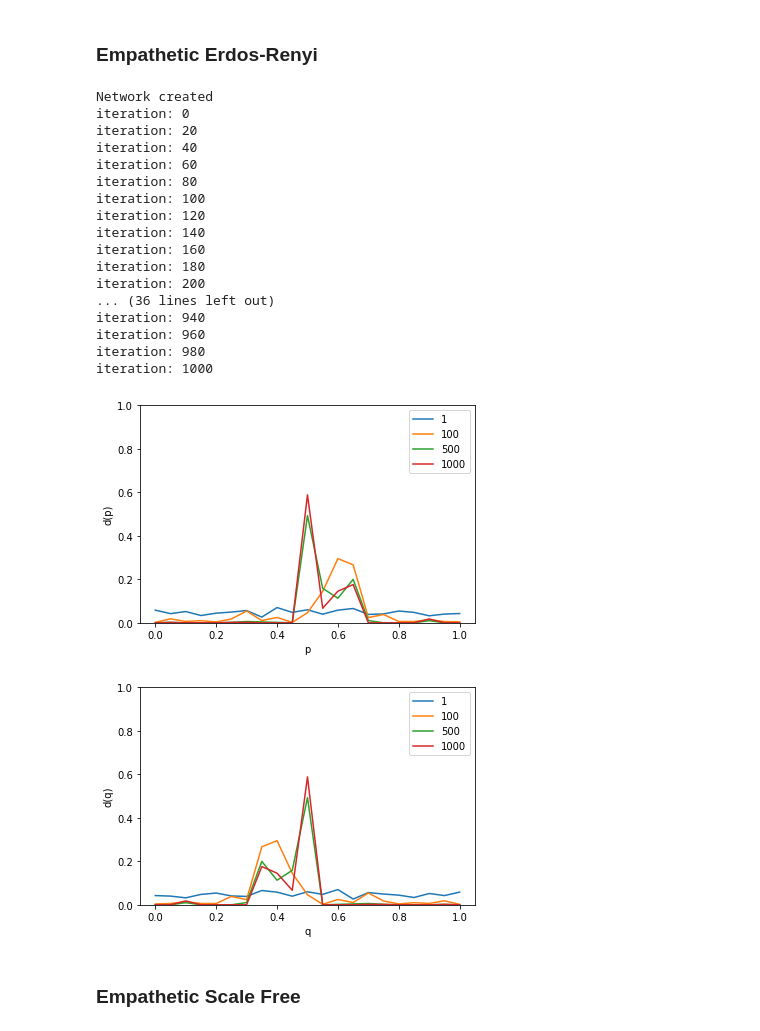
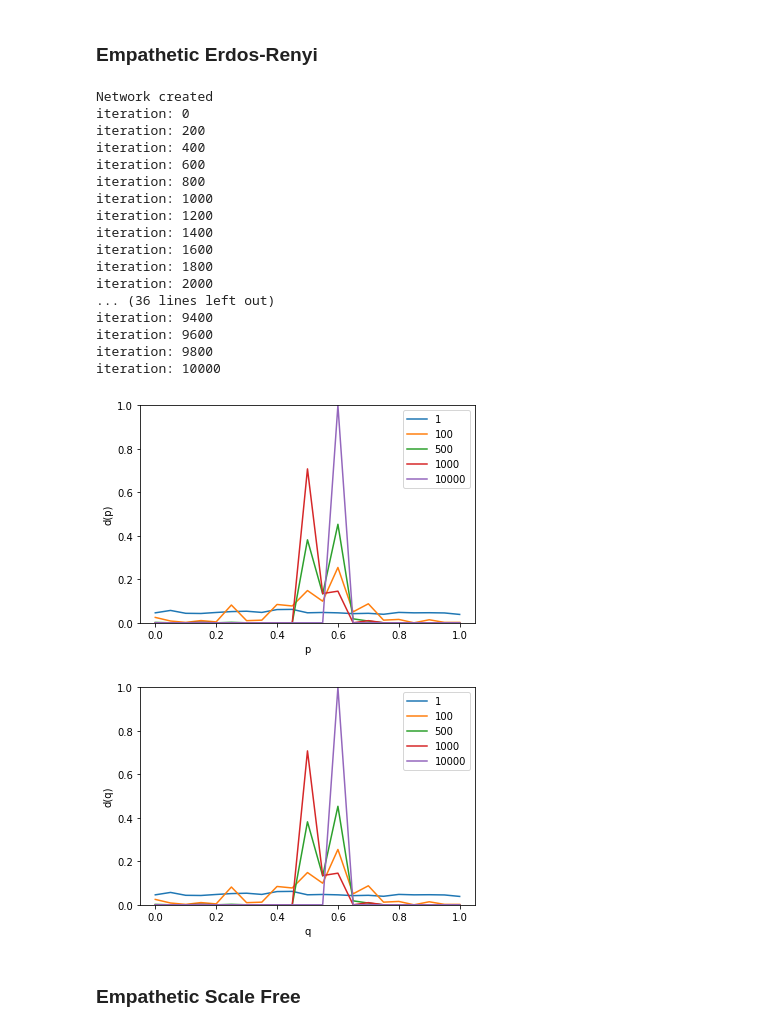
Before and after one commit to rufimelo99/UltimatumGame, a Jupyter notebook: UltimatumGame.ipynb, the cells around one changed output. Saved outputs shown, nothing was run; the diff lists cells and outputs as text; code cells hidden in the pictures.

```diff
--- a/UltimatumGame.ipynb
+++ b/UltimatumGame.ipynb
@@ -11,6 +11,7 @@ import numpy.random as rnd
 import math
 from enum import Enum
 bargainValues = [0,0.05,0.1,0.15,0.2,0.25,0.3,0.35,0.4,0.45,0.5,0.55,0.6,0.65,0.7,0.75,0.8,0.85, 0.9,0.95,1.0]
+mapValuesCounter = {0: 0, 0.05: 0, 0.1: 0, 0.15: 0, 0.2:0, 0.25: 0, 0.3: 0, 0.35: 0, 0.4: 0, 0.45: 0, 0.5: 0, 0.55: 0, 0.6: 0, 0.65: 0, 0.7: 0, 0.75: 0, 0.8: 0, 0.85: 0, 0.9: 0, 0.95: 0, 1: 0}
 mapValuesIndex = {0: 0, 0.05: 1, 0.1: 2, 0.15: 3, 0.2:4, 0.25: 5, 0.3: 6, 0.35: 7, 0.4: 8, 0.45: 9, 0.5: 10, 0.55: 11, 0.6: 12, 0.65: 13, 0.7: 14, 0.75: 15, 0.8: 16, 0.85: 17, 0.9: 18, 0.95: 19, 1: 20}
 mapIndexValues = {0: 0, 1: 0.05, 2: 0.1, 3: 0.15, 4:0.2, 5: 0.25, 6: 0.3, 7: 0.35, 8: 0.4, 9: 0.45, 10: 5, 11: 5.5, 12: 6, 13: 6.5, 14: 7, 15: 7.5, 16: 8, 17: 8.5, 18: 9, 19: 9.5, 20: 1}
 
@@ -39,7 +40,7 @@ class Player:
         self.qValue = self.pValue
       elif self.PlayerRole == PlayerRole.PRAGMATIC :
         self.pValue = random.choice(bargainValues)
-        self.qValue = 1-self.pValue
+        self.qValue = bargainValues[-(mapValuesIndex[self.pValue]+1)]
       elif self.PlayerRole == PlayerRole.INDEPENDENT :
         self.pValue = random.choice(bargainValues)
         self.qValue = random.choice(bargainValues)
@@ -61,6 +62,7 @@ class Player:
 # %%
 import networkx as nx
 import matplotlib.pyplot as plt
+from networkx.algorithms import community
 
 stopsForGraphs = [1,100,500,1000,10000,20000,50000,100000,1000000]
 
@@ -94,13 +96,15 @@ class ultimatumGame:
               player.qValue = player.pValue
             elif PlayerRole == PlayerRole.PRAGMATIC :
               player.pValue = pValuesForAll[i]
-              player.qValue = 1-player.pValue
+              player.qValue = bargainValues[-(mapValuesIndex[player.pValue]+1)]
             elif PlayerRole == PlayerRole.INDEPENDENT :
               player.pValue = pValuesForAll[i]
               player.qValue = qValuesForAll[i]
 
             self.Players[i]=player
         print("Network created")
+
+
 
     def printGraph(self):
         #nx.draw_shell(self.graph, with_labels = True)
@@ -154,7 +158,7 @@ class ultimatumGame:
           #save info for graphics
           if actualIteration in stopsForGraphs:
             offersDicInitial[bargainValues[playerBargainIndex]]+=1
-            thresholdDicInitial[bargainValues[-(playerBargainIndex+1)]]+=1
+            thresholdDicInitial[player.qValue]+=1
 
 
       #save data for graphs
@@ -205,14 +209,14 @@ class ultimatumGame:
 ### Empathetic Erdos-Renyi
 # %%
 NPLAYERS =  500
-NITERATIONS = 1001
+NITERATIONS = 10001
 
 game = ultimatumGame(NPLAYERS, PlayerRole.EMPATHETIC, ScaleFree=False)
 
 #pValues
-offersDicInitial = mapValuesIndex.copy()
+offersDicInitial = mapValuesCounter.copy()
 #qValues
-thresholdDicInitial = mapValuesIndex.copy()
+thresholdDicInitial = mapValuesCounter.copy()
 
 offerDic = {}
 thresholdDic = {}
@@ -228,53 +232,55 @@ plt.plot(bargainValues, np.array(list(offerDic[1].values()))/sum(np.array(list(o
 plt.plot(bargainValues, np.array(list(offerDic[100].values()))/sum(np.array(list(offerDic[100].values()))) , label = "100" )
 plt.plot(bargainValues, np.array(list(offerDic[500].values()))/sum(np.array(list(offerDic[500].values()))) , label = "500" )
 plt.plot(bargainValues, np.array(list(offerDic[1000].values()))/sum(np.array(list(offerDic[1000].values()))) , label = "1000" )
+plt.plot(bargainValues, np.array(list(offerDic[10000].values()))/sum(np.array(list(offerDic[1000].values()))) , label = "10000" )
 
 # naming the x axis
 plt.xlabel('p')
 # naming the y axis
 plt.ylabel('d(p)')
 # show a legend on the plot
 plt.legend()
 plt.ylim(bottom=0)
 plt.ylim(top=1)
 plt.show()
 
 plt.plot(bargainValues, np.array(list(thresholdDic[1].values()))/sum(np.array(list(thresholdDic[1].values()))) , label = "1" )
 plt.plot(bargainValues, np.array(list(thresholdDic[100].values()))/sum(np.array(list(thresholdDic[100].values()))) , label = "100" )
 plt.plot(bargainValues, np.array(list(thresholdDic[500].values()))/sum(np.array(list(thresholdDic[500].values()))) , label = "500" )
 plt.plot(bargainValues, np.array(list(thresholdDic[1000].values()))/sum(np.array(list(thresholdDic[1000].values()))) , label = "1000" )
+plt.plot(bargainValues, np.array(list(thresholdDic[10000].values()))/sum(np.array(list(thresholdDic[1000].values()))) , label = "10000" )
 
 # naming the x axis
 
 # naming the x axis
 plt.xlabel('q')
 # naming the y axis
 plt.ylabel('d(q)')
 # show a legend on the plot
 plt.legend()
 plt.ylim(bottom=0)
 plt.ylim(top=1)
 plt.show()
 # %% [output]
 Network created
 iteration: 0
-iteration: 20
-iteration: 40
-iteration: 60
-iteration: 80
-iteration: 100
-iteration: 120
-iteration: 140
-iteration: 160
-iteration: 180
 iteration: 200
+iteration: 400
+iteration: 600
+iteration: 800
+iteration: 1000
+iteration: 1200
+iteration: 1400
+iteration: 1600
+iteration: 1800
+iteration: 2000
 ... (36 lines left out)
-iteration: 940
-iteration: 960
-iteration: 980
-iteration: 1000
+iteration: 9400
+iteration: 9600
+iteration: 9800
+iteration: 10000
-[figure, old version]
+[figure, new version]
-[figure, old version]
+[figure, new version]
 # %% [markdown]
 ### Empathetic Scale Free
 # %%
```
Also changed, not shown: parts of 42 cells of this notebook.
